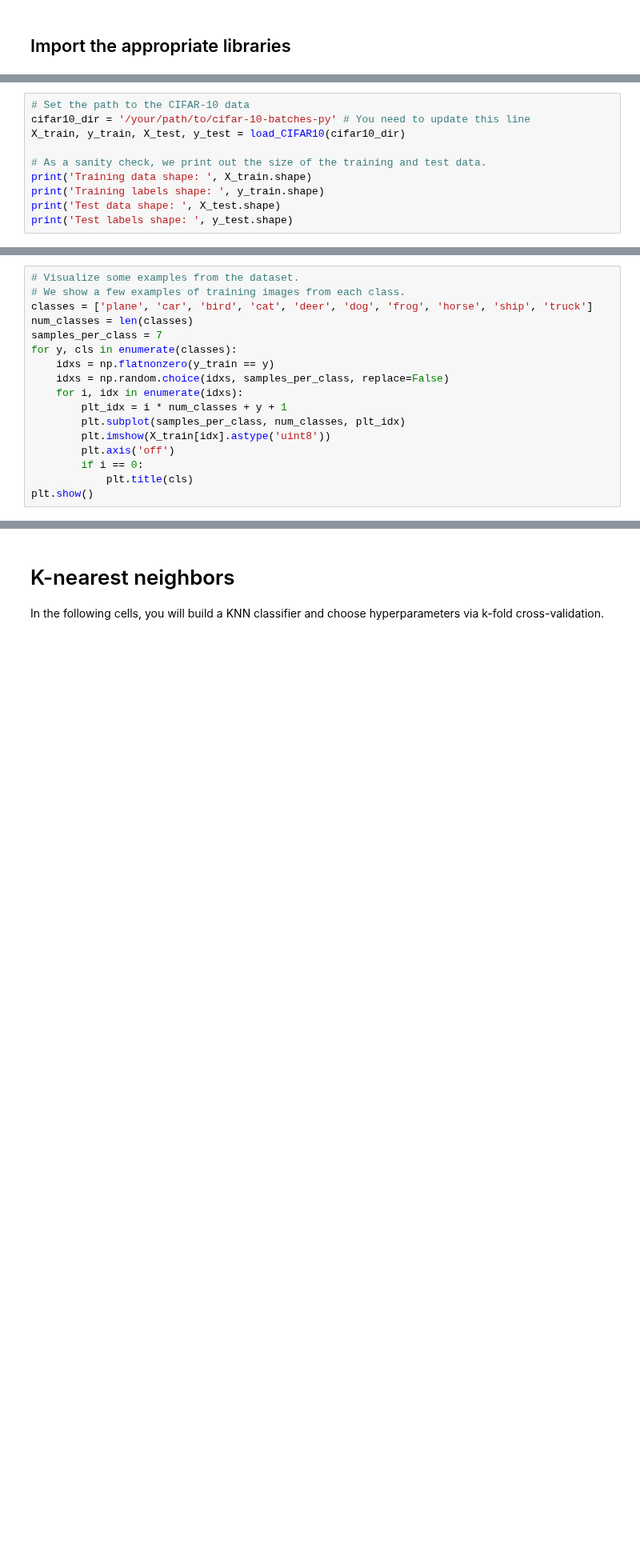
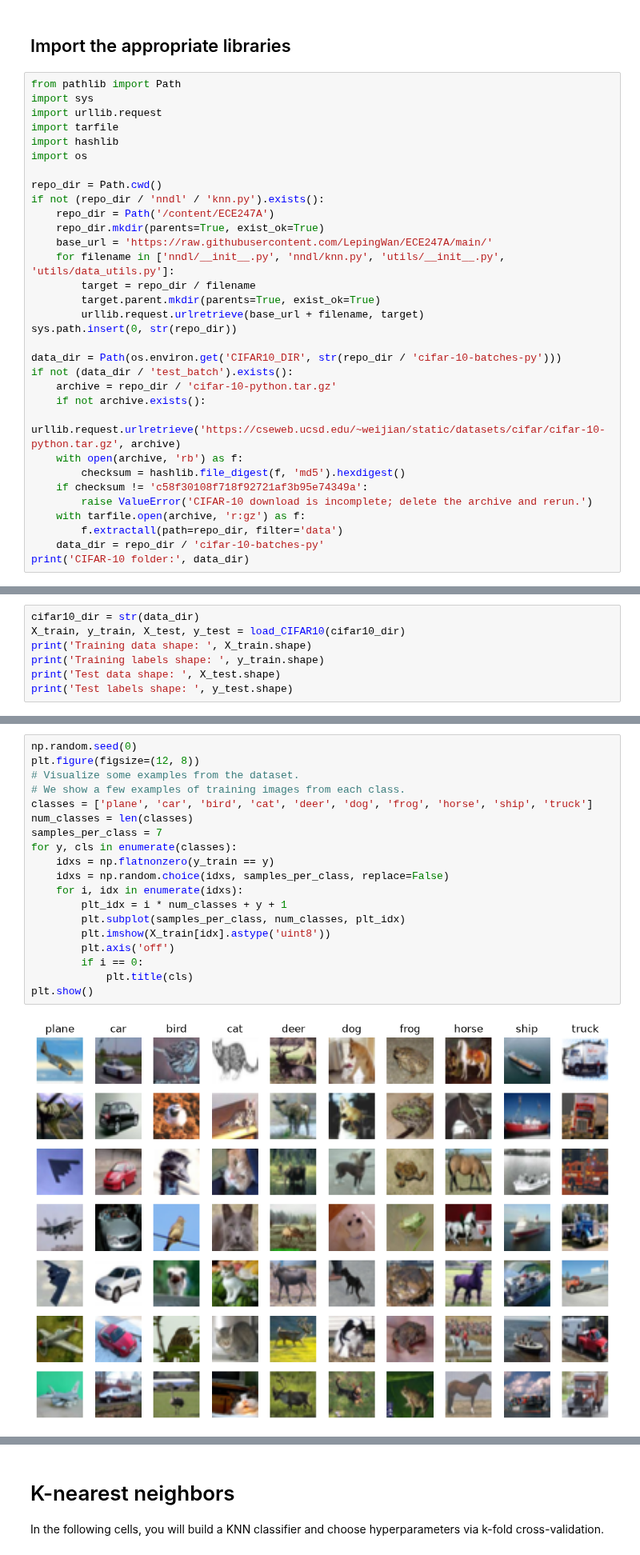
Before and after one commit to LepingWan/ECE247A, a Jupyter notebook: HW2.ipynb, the cells around one changed output, grey strips where cells are left out. Shown at 80% size. Drawn from its saved outputs; the diff is of its cells as text; blank space fills up the shorter version.

Commit message:
Complete HW2 Problems 1 and 2 with verified CIFAR-10 results

```diff
--- a/HW2.ipynb
+++ b/HW2.ipynb
@@ -10,3 +44,35 @@ Please print out the workbook entirely when completed.
 The goal of this workbook is to give you experience with the data, training and evaluating a simple classifier, k-fold cross validation, and as a Python refresher.
 # %% [markdown]
 ## Import the appropriate libraries
+# %%
+from pathlib import Path
+import sys
+import urllib.request
+import tarfile
+import hashlib
+import os
+
+repo_dir = Path.cwd()
+if not (repo_dir / 'nndl' / 'knn.py').exists():
+    repo_dir = Path('/content/ECE247A')
+    repo_dir.mkdir(parents=True, exist_ok=True)
+    base_url = 'https://raw.githubusercontent.com/LepingWan/ECE247A/main/'
+    for filename in ['nndl/__init__.py', 'nndl/knn.py', 'utils/__init__.py', 'utils/data_utils.py']:
+        target = repo_dir / filename
+        target.parent.mkdir(parents=True, exist_ok=True)
+        urllib.request.urlretrieve(base_url + filename, target)
+sys.path.insert(0, str(repo_dir))
+
+data_dir = Path(os.environ.get('CIFAR10_DIR', str(repo_dir / 'cifar-10-batches-py')))
+if not (data_dir / 'test_batch').exists():
+    archive = repo_dir / 'cifar-10-python.tar.gz'
+    if not archive.exists():
+        urllib.request.urlretrieve('https://cseweb.ucsd.edu/~weijian/static/datasets/cifar/cifar-10-python.tar.gz', archive)
+    with open(archive, 'rb') as f:
+        checksum = hashlib.file_digest(f, 'md5').hexdigest()
+    if checksum != 'c58f30108f718f92721af3b95e74349a':
+        raise ValueError('CIFAR-10 download is incomplete; delete the archive and rerun.')
+    with tarfile.open(archive, 'r:gz') as f:
+        f.extractall(path=repo_dir, filter='data')
+    data_dir = repo_dir / 'cifar-10-batches-py'
+print('CIFAR-10 folder:', data_dir)
@@ -25,9 +95,6 @@ from utils.data_utils import load_CIFAR10 # function to load the CIFAR-10 datase
 # %%
-# Set the path to the CIFAR-10 data
-cifar10_dir = '/your/path/to/cifar-10-batches-py' # You need to update this line
+cifar10_dir = str(data_dir)
 X_train, y_train, X_test, y_test = load_CIFAR10(cifar10_dir)
-
-# As a sanity check, we print out the size of the training and test data.
 print('Training data shape: ', X_train.shape)
 print('Training labels shape: ', y_train.shape)
 print('Test data shape: ', X_test.shape)
@@ -35,20 +107,24 @@ print('Test labels shape: ', y_test.shape)
 # %%
+np.random.seed(0)
+plt.figure(figsize=(12, 8))
 # Visualize some examples from the dataset.
 # We show a few examples of training images from each class.
 classes = ['plane', 'car', 'bird', 'cat', 'deer', 'dog', 'frog', 'horse', 'ship', 'truck']
 num_classes = len(classes)
 samples_per_class = 7
 for y, cls in enumerate(classes):
     idxs = np.flatnonzero(y_train == y)
     idxs = np.random.choice(idxs, samples_per_class, replace=False)
     for i, idx in enumerate(idxs):
         plt_idx = i * num_classes + y + 1
         plt.subplot(samples_per_class, num_classes, plt_idx)
         plt.imshow(X_train[idx].astype('uint8'))
         plt.axis('off')
         if i == 0:
             plt.title(cls)
 plt.show()
+# %% [output]
+[figure, added]
 # %%
 # Subsample the data for more efficient code execution in this exercise
 num_training = 5000
```
Also changed, not shown: parts of 29 cells of this notebook, 5 other files.
